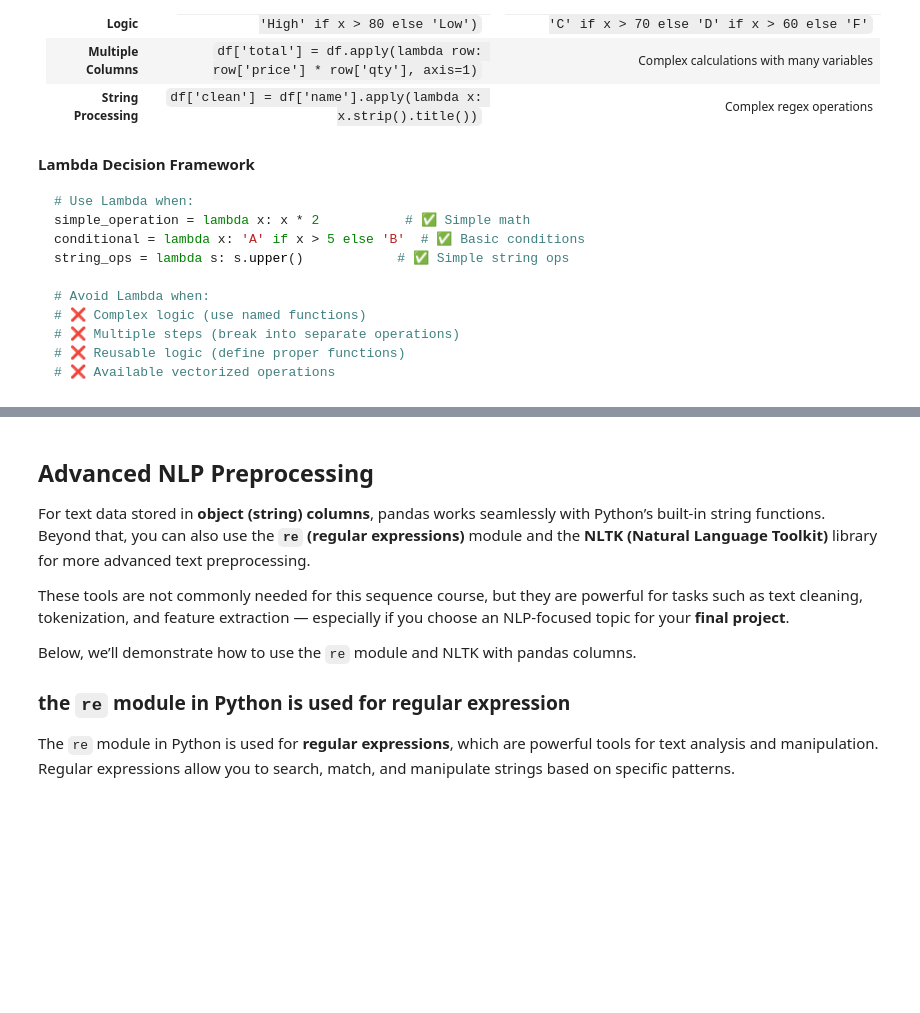
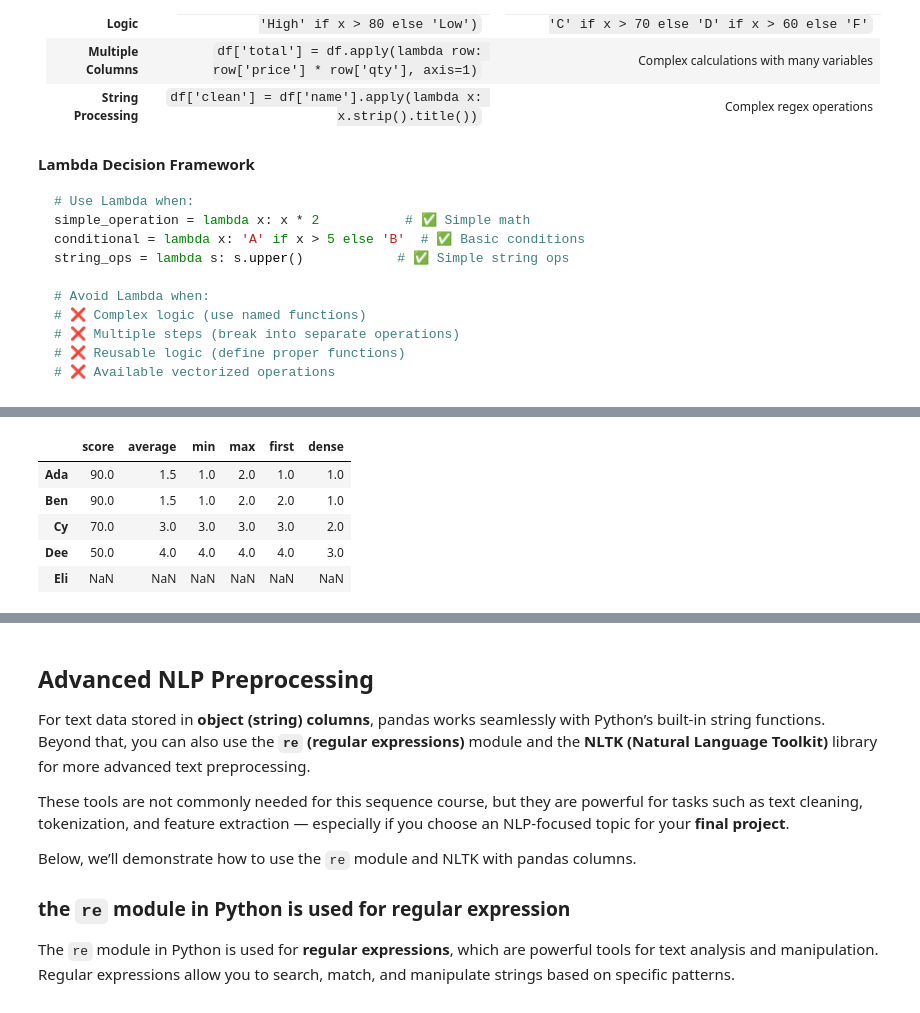
Before and after one commit to Lizhen0909/nu-stat303-1-sec20-coursebook-clean, a Jupyter notebook: data_types_in_pandas.ipynb, the cells around one changed output, grey strips where cells are left out. Drawn from its saved outputs; the diff is of its cells as text; code cells hidden in the pictures; blank space fills up the shorter version.

Commit message:
Restore pandas fundamentals depth and add intermediate extensions

```diff
--- a/data_types_in_pandas.ipynb
+++ b/data_types_in_pandas.ipynb
@@ -2167,0 +2072,14 @@ string_ops = lambda s: s.upper()            # ✅ Simple string ops
+# %%
+import pandas as pd
+extension_scores = pd.Series([90, 90, 70, 50, None], index=['Ada', 'Ben', 'Cy', 'Dee', 'Eli'])
+rank_comparison = pd.DataFrame({'score': extension_scores})
+for method in ['average', 'min', 'max', 'first', 'dense']:
+    rank_comparison[method] = extension_scores.rank(ascending=False, method=method)
+rank_comparison
+# %% [output]
+|  | score | average | min | max | first | dense |
+| Ada | 90.0 | 1.5 | 1.0 | 2.0 | 1.0 | 1.0 |
+| Ben | 90.0 | 1.5 | 1.0 | 2.0 | 2.0 | 1.0 |
+| Cy | 70.0 | 3.0 | 3.0 | 3.0 | 3.0 | 2.0 |
+| Dee | 50.0 | 4.0 | 4.0 | 4.0 | 4.0 | 3.0 |
+| Eli | NaN | NaN | NaN | NaN | NaN | NaN |
```
Also changed, not shown: parts of 23 cells of this notebook, 8 other files.
